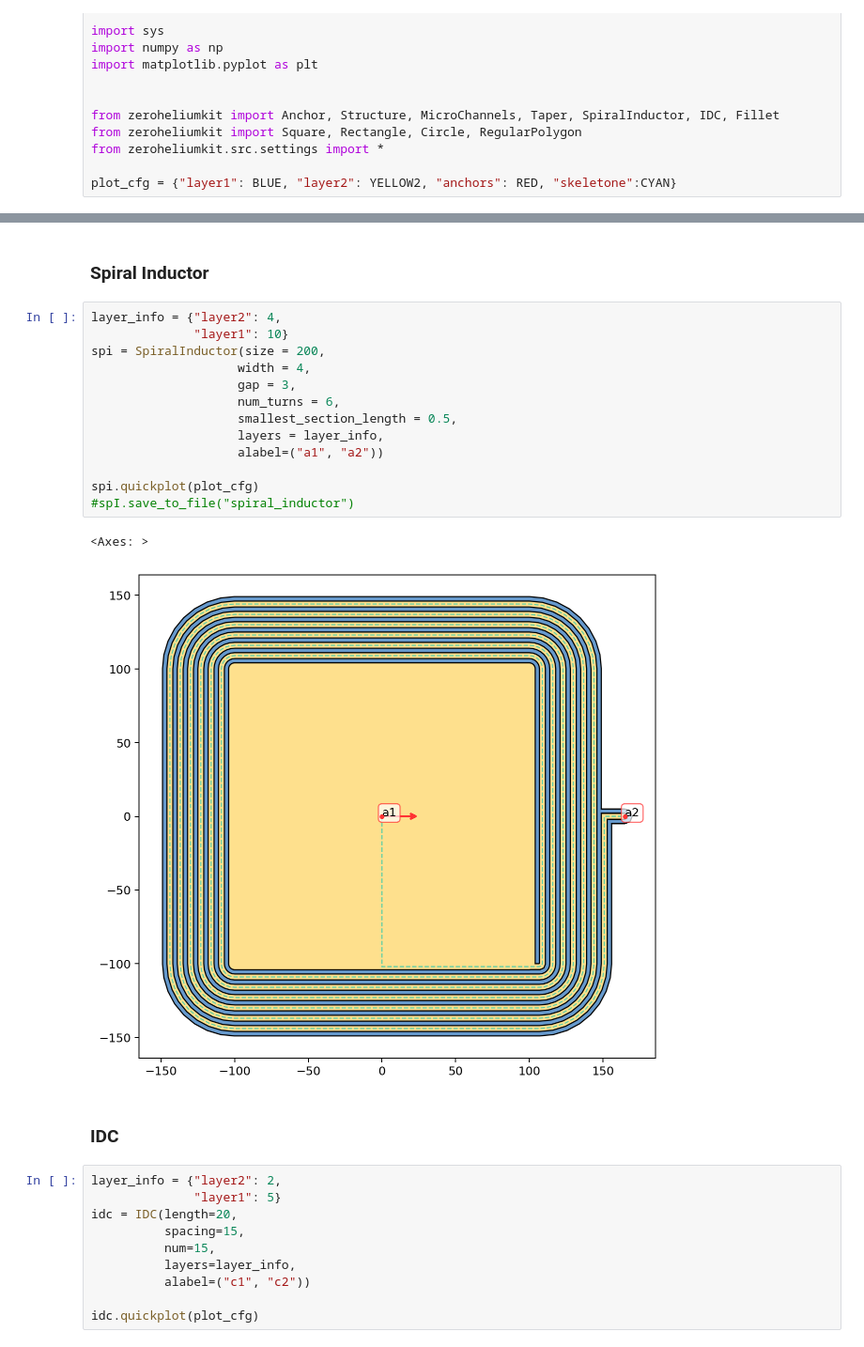
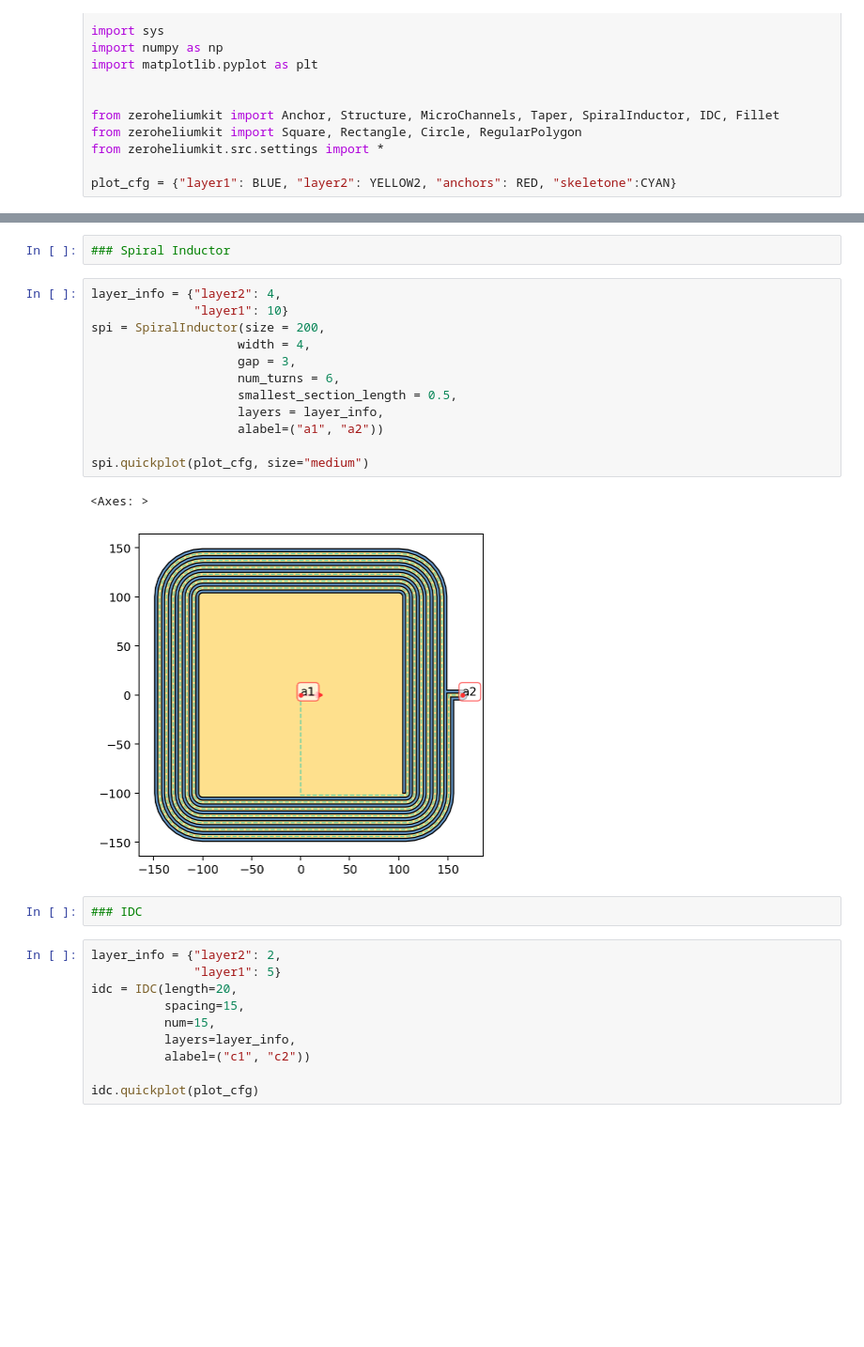
Before and after one commit to eeroqlab/zeroheliumkit, a Jupyter notebook: docs/source/notebooks/geometries.ipynb, the cells around one changed output, grey strips where cells are left out. Shown: that part at 94% size. Cells and saved outputs as stored; diff of their text form; blank space fills up the shorter version.

```diff
--- a/docs/source/notebooks/geometries.ipynb
+++ b/docs/source/notebooks/geometries.ipynb
@@ -95,23 +95,22 @@ tp.quickplot(plot_cfg)
-# %% [markdown]
-### Spiral Inductor
+# %%
+### Spiral Inductor
 # %%
 layer_info = {"layer2": 4,
               "layer1": 10}
 spi = SpiralInductor(size = 200,
                     width = 4,
                     gap = 3,
                     num_turns = 6,
                     smallest_section_length = 0.5,
                     layers = layer_info,
                     alabel=("a1", "a2"))
 
-spi.quickplot(plot_cfg)
-#spI.save_to_file("spiral_inductor")
+spi.quickplot(plot_cfg, size="medium")
 # %% [output]
 <Axes: >
-[figure, old version]
+[figure, new version]
-# %% [markdown]
-### IDC
+# %%
+### IDC
 # %%
 layer_info = {"layer2": 2,
               "layer1": 5}
```
Also changed, not shown: parts of 15 cells of this notebook, 5 other files.
